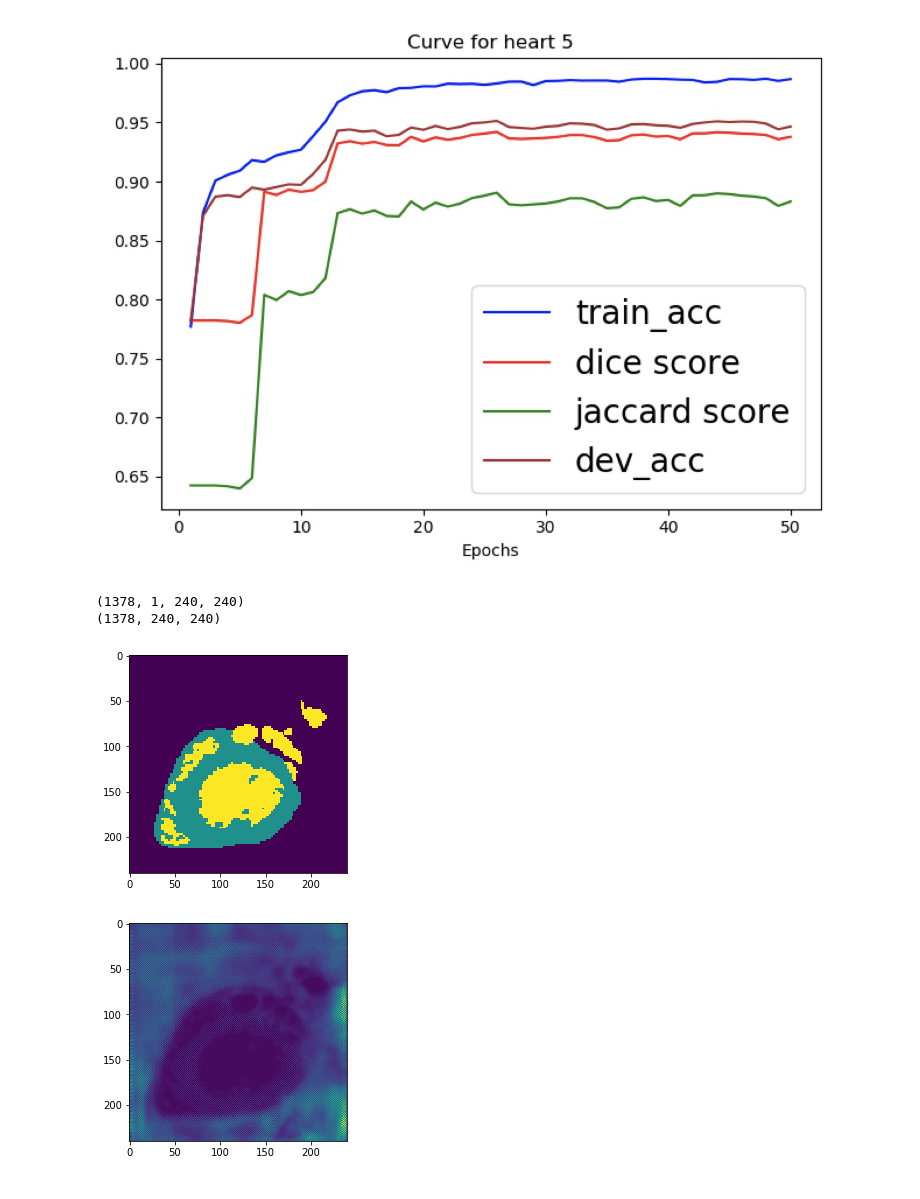
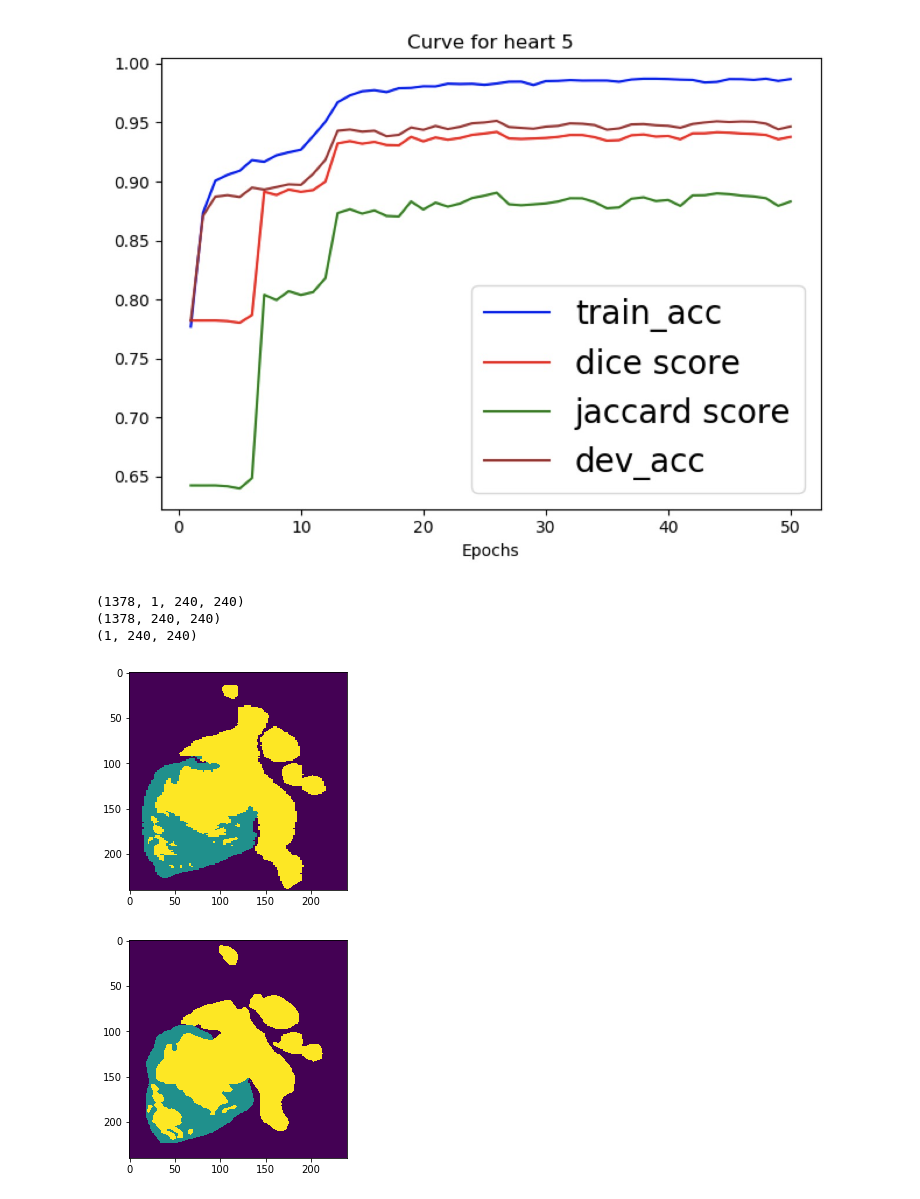
Before and after one commit to yukeyi/MCDS-Capstone, a Jupyter notebook: kaggleUnet/U_Net.ipynb, the cells around one changed output. Cells and saved outputs as stored; diff of their text form; code cells hidden in the pictures.

Commit message:
bug: fixed how to visualize output labels

```diff
--- a/kaggleUnet/U_Net.ipynb
+++ b/kaggleUnet/U_Net.ipynb
@@ -284,7 +286,7 @@ class UNet(nn.Module):
 
 
     def __init__(self, num_classes, in_channels=1, depth=5,
-                 start_filts=4, up_mode='transpose',
+                 start_filts=8, up_mode='transpose',
                  merge_mode='concat'):
         """
         Arguments:
@@ -764,20 +744,28 @@ Image(filename='../WechatIMG1139.jpeg')
 # %%
 dev_heart = 0
 train_loader = torch.utils.data.DataLoader(MyCustomDataset('Train', dev_heart), batch_size=1, shuffle=True)
+device = torch.device('cuda' if torch.cuda.is_available() else 'cpu')
+model = UNet(3, merge_mode='concat')
+model.load_state_dict(torch.load('trained_model.pt'))
+model.to(device)
+
 
 for batch_idx, (data, label) in enumerate(train_loader):
     data, target = data.to(device), label.to(device)
     output = model(data)
     fig1,ax1 = plt.subplots(1)
     ax1.imshow(label[0])
 
     image = output.cpu().detach().numpy()
+    image = np.argmax(image,axis=1)
+
     fig1,ax2 = plt.subplots(1)
-    ax2.imshow(image[0][0])
+    ax2.imshow(image[0])
     break
 plt.show()
 # %% [output]
 (1378, 1, 240, 240)
 (1378, 240, 240)
+(1, 240, 240)
-[figure, old version]
+[figure, new version]
-[figure, old version]
+[figure, new version]
```
Also changed, not shown: parts of 13 cells of this notebook.
